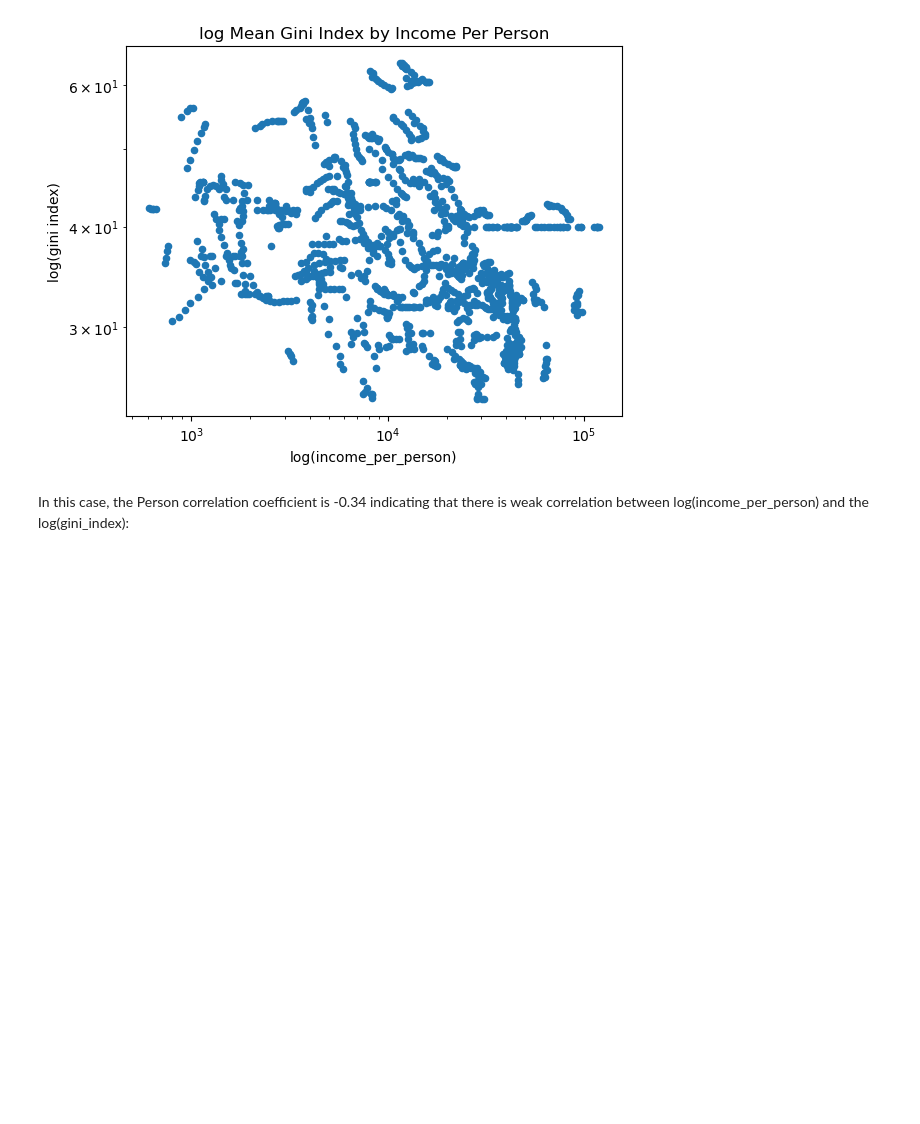
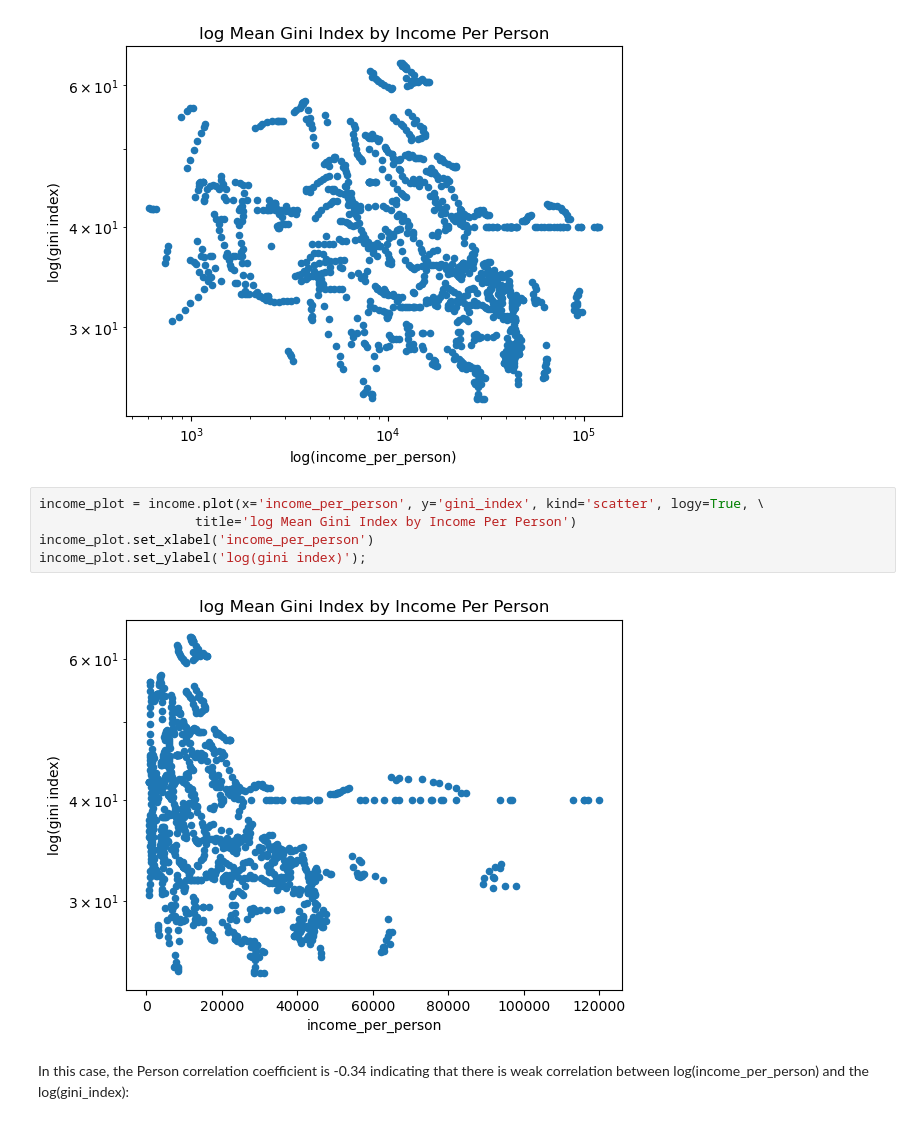
Before and after one commit to Y0shicon/EGD-Assignment, a Jupyter notebook: Income Inequality using Gapminder/Notebooks/Final_main.ipynb, the cells around one changed output. Drawn from its saved outputs; the diff is of its cells as text; blank space fills up the shorter version.

```diff
--- a/Income Inequality using Gapminder/Notebooks/Final_main.ipynb
+++ b/Income Inequality using Gapminder/Notebooks/Final_main.ipynb
@@ -694,6 +694,13 @@ income_plot.set_xlabel('log(income_per_person)')
 income_plot.set_ylabel('log(gini index)');
 # %% [output]
 [figure]
+# %%
+income_plot = income.plot(x='income_per_person', y='gini_index', kind='scatter', logy=True, \
+                    title='log Mean Gini Index by Income Per Person')
+income_plot.set_xlabel('income_per_person')
+income_plot.set_ylabel('log(gini index)');
+# %% [output]
+[figure, added]
 # %% [markdown]
 In this case, the Person correlation coefficient is -0.34 indicating that there is weak correlation between  log(income_per_person) and the log(gini_index):
 # %%
```
Also changed, not shown: parts of 2 cells of this notebook, 7 other files.
